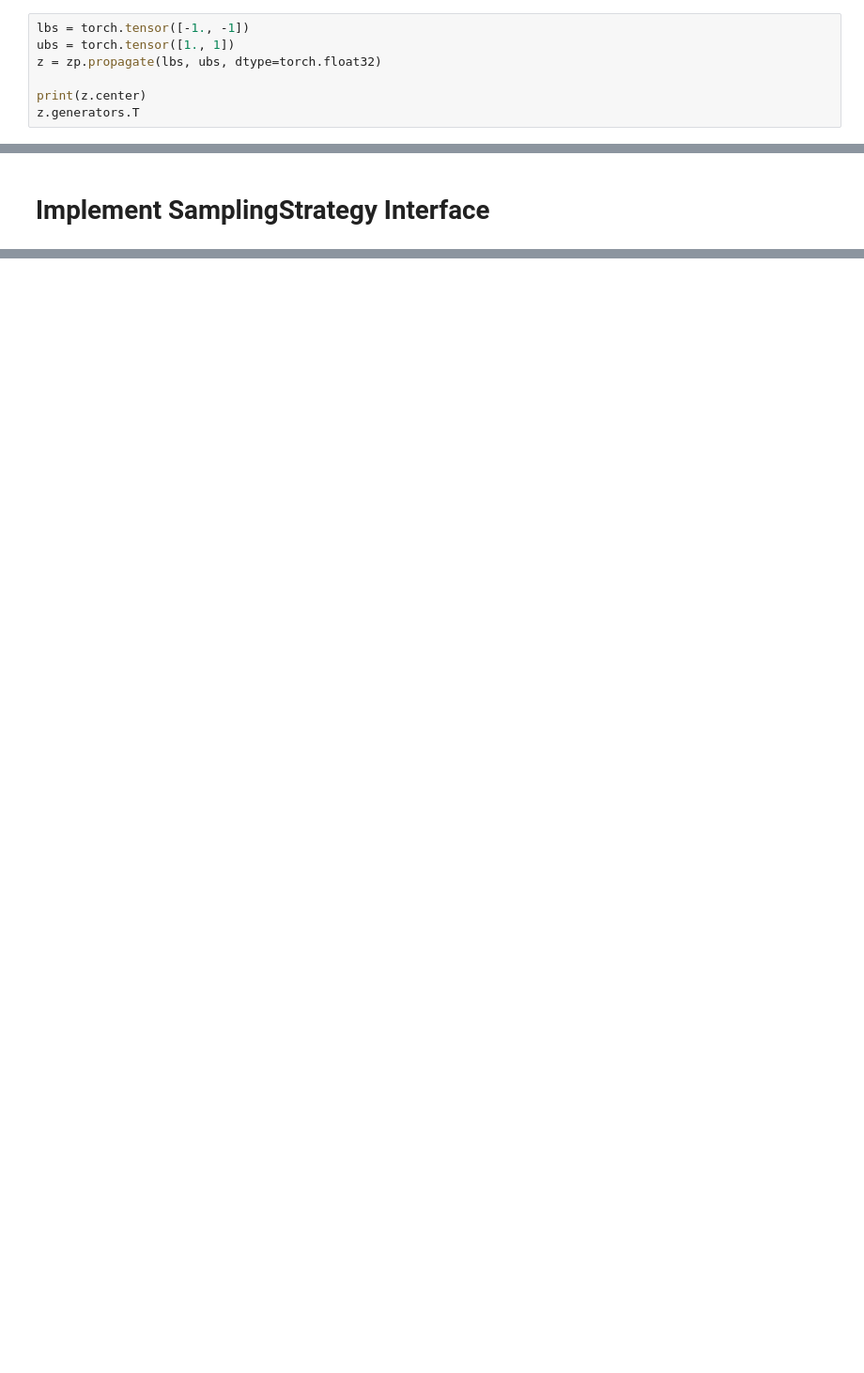
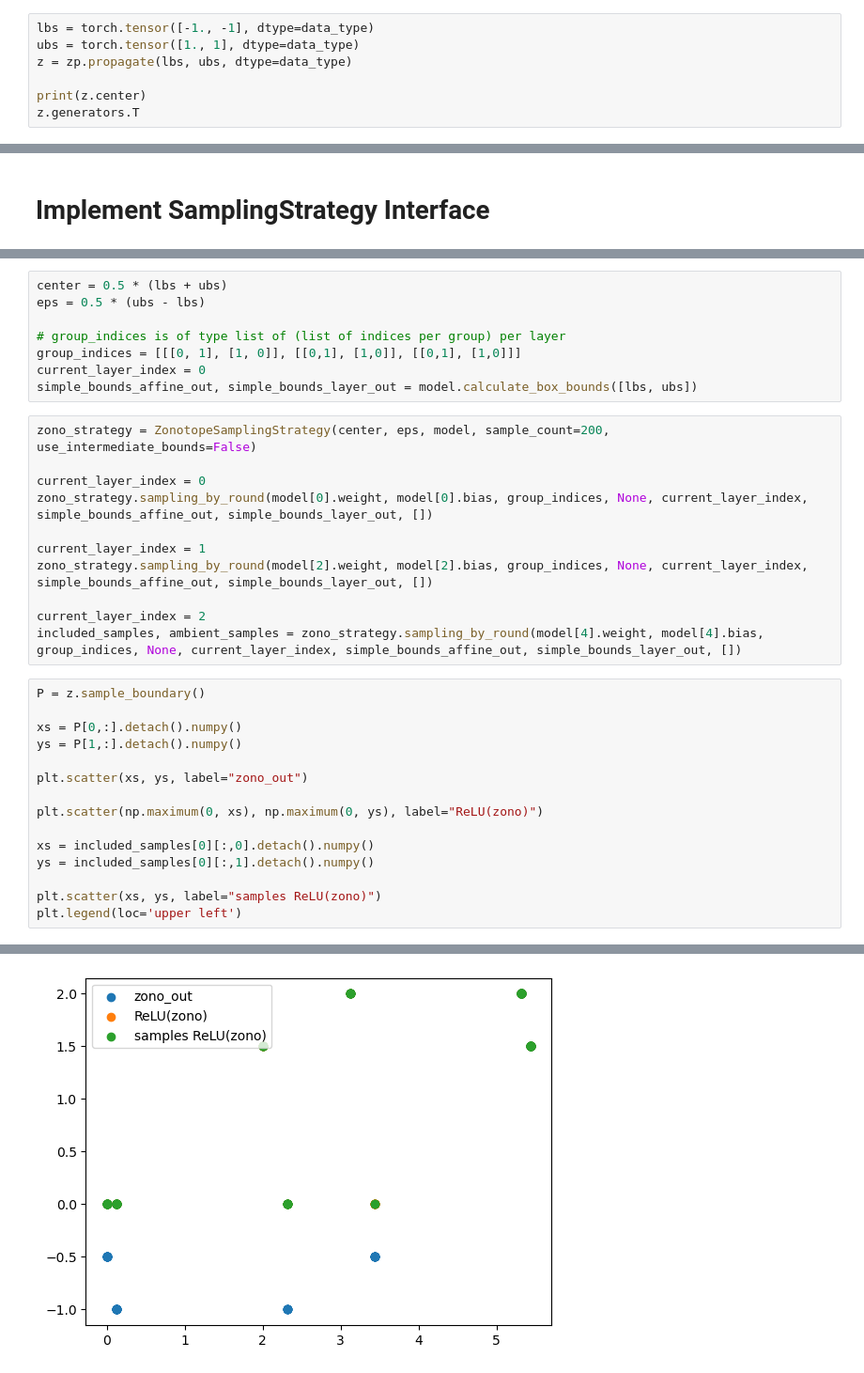
Before and after one commit to ufukguenes/ICNN_verification, a Jupyter notebook: zono_sampling.ipynb, the cells around one changed output, grey strips where cells are left out. Shown at 94% size. Cells and saved outputs as stored; diff of their text form; blank space fills up the shorter version.

Commit message:
redo zono sampling notebook

```diff
--- a/zono_sampling.ipynb
+++ b/zono_sampling.ipynb
@@ -34,9 +42,9 @@ with torch.no_grad():
 # %%
 zp = ZonotopePropagator(model)
 # %%
-lbs = torch.tensor([-1., -1])
-ubs = torch.tensor([1., 1])
-z = zp.propagate(lbs, ubs, dtype=torch.float32)
+lbs = torch.tensor([-1., -1], dtype=data_type)
+ubs = torch.tensor([1., 1], dtype=data_type)
+z = zp.propagate(lbs, ubs, dtype=data_type)
 
 print(z.center)
 z.generators.T
@@ -223,0 +213,35 @@ def sampling_by_round(z, affine_w, affine_b, group_indices, gurobi_model, curren
+# %%
+center = 0.5 * (lbs + ubs)
+eps = 0.5 * (ubs - lbs)
+
+# group_indices is of type list of (list of indices per group) per layer
+group_indices = [[[0, 1], [1, 0]], [[0,1], [1,0]], [[0,1], [1,0]]]
+current_layer_index = 0
+simple_bounds_affine_out, simple_bounds_layer_out = model.calculate_box_bounds([lbs, ubs])
+# %%
+zono_strategy = ZonotopeSamplingStrategy(center, eps, model, sample_count=200, use_intermediate_bounds=False)
+
+current_layer_index = 0
+zono_strategy.sampling_by_round(model[0].weight, model[0].bias, group_indices, None, current_layer_index, simple_bounds_affine_out, simple_bounds_layer_out, [])
+
+current_layer_index = 1
+zono_strategy.sampling_by_round(model[2].weight, model[2].bias, group_indices, None, current_layer_index, simple_bounds_affine_out, simple_bounds_layer_out, [])
+
+current_layer_index = 2
+included_samples, ambient_samples = zono_strategy.sampling_by_round(model[4].weight, model[4].bias, group_indices, None, current_layer_index, simple_bounds_affine_out, simple_bounds_layer_out, [])
+# %%
+P = z.sample_boundary()
+
+xs = P[0,:].detach().numpy()
+ys = P[1,:].detach().numpy()
+
+plt.scatter(xs, ys, label="zono_out")
+
+plt.scatter(np.maximum(0, xs), np.maximum(0, ys), label="ReLU(zono)")
+
+xs = included_samples[0][:,0].detach().numpy()
+ys = included_samples[0][:,1].detach().numpy()
+
+plt.scatter(xs, ys, label="samples ReLU(zono)")
+plt.legend(loc='upper left')
+# %% [output]
@@ -223,0 +249 @@ def sampling_by_round(z, affine_w, affine_b, group_indices, gurobi_model, curren
+[figure, added]
```
Also changed, not shown: parts of 20 cells of this notebook.
